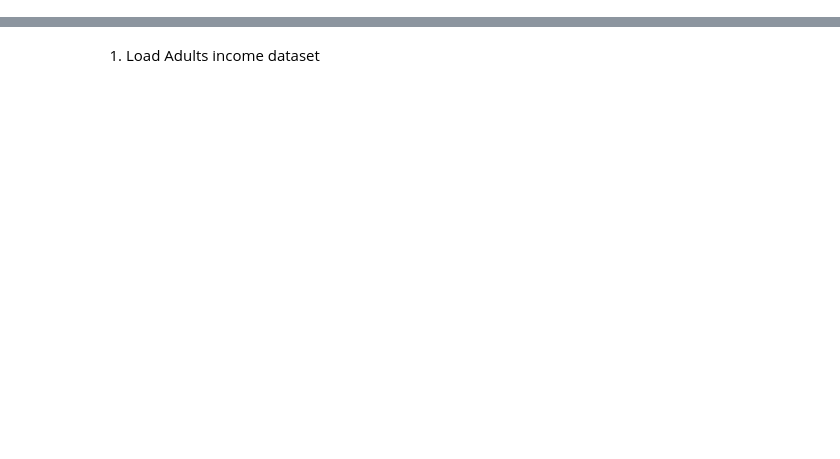
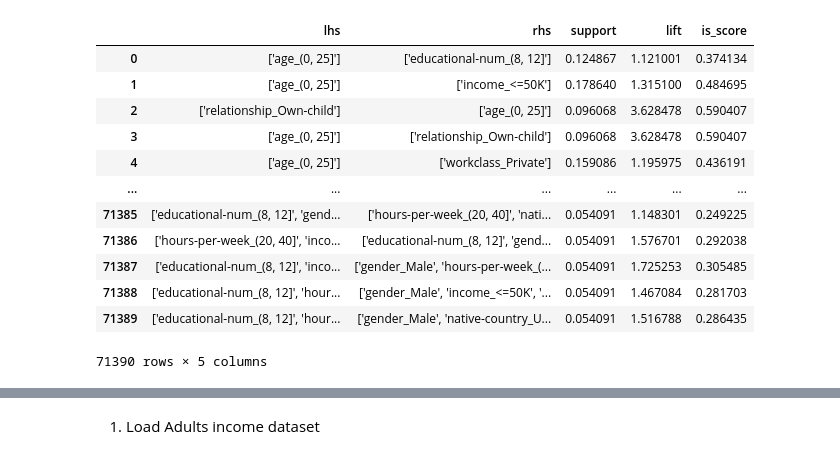
Before and after one commit to hadarib123/SHARQ-demo, a Jupyter notebook: example_notebook_demo_adult.ipynb, the cells around one changed output, grey strips where cells are left out. Saved outputs shown, nothing was run; the diff lists cells and outputs as text; code cells hidden in the pictures; blank space fills up the shorter version.

```diff
--- a/example_notebook_demo_adult.ipynb
+++ b/example_notebook_demo_adult.ipynb
@@ -1,3 +1,21 @@
 # %%
 from Sharq import *
-from Utilities import create_single_rules_set, is_score_function
+from Utilities import create_single_rules_set, is_score
+
+adult = pd.read_csv('Datasets/adult.csv')
+adults_rules_set = create_single_rules_set(adult, binning=True, score_func=is_score, support_threshold=0.05, lift_threshold=0.05)
+adults_rules_set
+# %% [output]
+|  | lhs | rhs | support | lift | is_score |
+| 0 | ['age_(0, 25]'] | ['educational-num_(8, 12]'] | 0.124867 | 1.121001 | 0.374134 |
+| 1 | ['age_(0, 25]'] | ['income_<=50K'] | 0.178640 | 1.315100 | 0.484695 |
+| 2 | ['relationship_Own-child'] | ['age_(0, 25]'] | 0.096068 | 3.628478 | 0.590407 |
+| 3 | ['age_(0, 25]'] | ['relationship_Own-child'] | 0.096068 | 3.628478 | 0.590407 |
+| 4 | ['age_(0, 25]'] | ['workclass_Private'] | 0.159086 | 1.195975 | 0.436191 |
+| ... | ... | ... | ... | ... | ... |
+| 71385 | ['educational-num_(8, 12]', 'gend... | ['hours-per-week_(20, 40]', 'nati... | 0.054091 | 1.148301 | 0.249225 |
+| 71386 | ['hours-per-week_(20, 40]', 'inco... | ['educational-num_(8, 12]', 'gend... | 0.054091 | 1.576701 | 0.292038 |
+| 71387 | ['educational-num_(8, 12]', 'inco... | ['gender_Male', 'hours-per-week_(... | 0.054091 | 1.725253 | 0.305485 |
+| 71388 | ['educational-num_(8, 12]', 'hour... | ['gender_Male', 'income_<=50K', '... | 0.054091 | 1.467084 | 0.281703 |
+| 71389 | ['educational-num_(8, 12]', 'hour... | ['gender_Male', 'native-country_U... | 0.054091 | 1.516788 | 0.286435 |
+71390 rows × 5 columns
```
Also changed, not shown: parts of 8 cells of this notebook.
